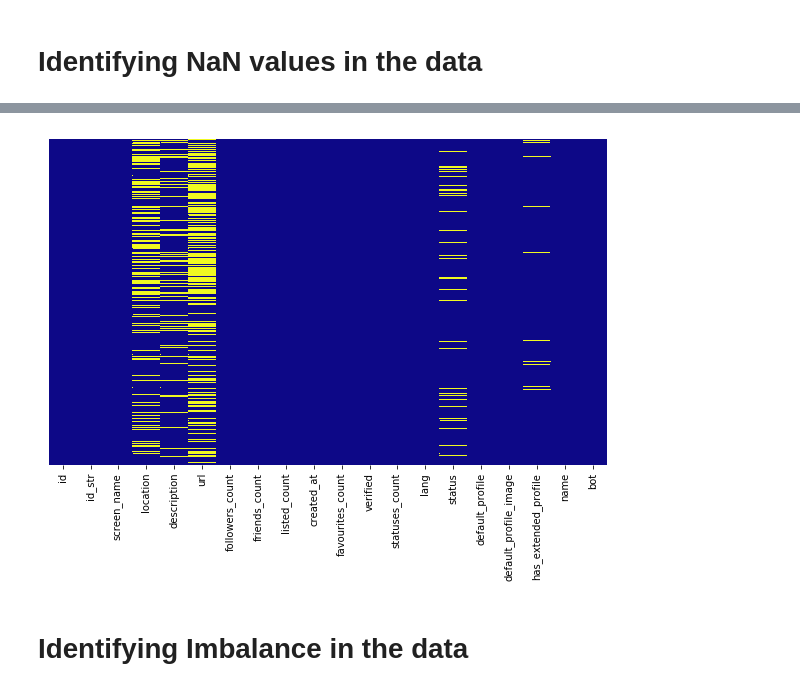
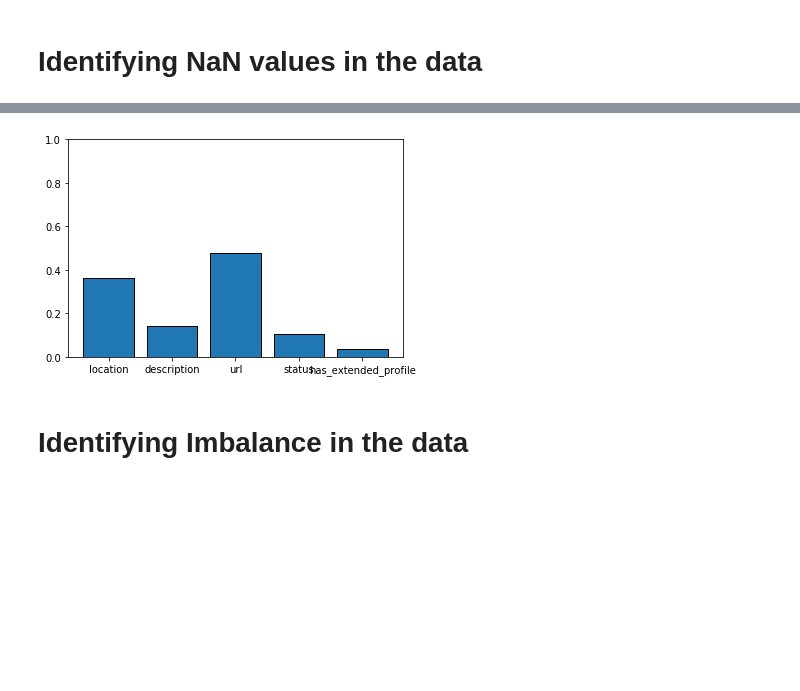
Before and after one commit to AlexeyZatsepin/Twitter-Realtime-Filter, a Jupyter notebook: notebooks/Data Analisys.ipynb, the cells around one changed output, grey strips where cells are left out. Cells and saved outputs as stored; diff of their text form; code cells hidden in the pictures; blank space fills up the shorter version.

```diff
--- a/notebooks/Data Analisys.ipynb
+++ b/notebooks/Data Analisys.ipynb
@@ -36,16 +35,15 @@ bots[:5]
 | 2 | 4.303727e+09 | 4303727112 | mattlieberisbot | NaN | Inspired by the smart, funny folk... | https://t.co/P1e1o0m4KC | 1086 | 0 | ... |
 | 3 | 3.063139e+09 | 3063139353 | sc_papers | NaN | NaN | NaN | 33 | 0 | ... |
 | 4 | 2.955142e+09 | 2955142070 | lucarivera16 | Dublin, United States | Inspiring cooks everywhere since ... | NaN | 11 | 745 | ... |
-# %%
-#This function gives heatmap of all NaN values
-def get_null_heatmap(df):
-    plt.figure(figsize=(10,6))
-    sns.heatmap(df.isnull(), yticklabels=False, cbar=False, cmap='plasma')
-    plt.show()
-
-get_null_heatmap(training_data)
-# %% [output]
-[figure, removed]
+# %%
+values = { item : sum(pd.isnull(training_data[item])/training_data.shape[0])
+          for item in training_data.columns if (sum(pd.isnull(training_data[item]))>0)}
+plt.bar(range(len(values)), values.values(), align='center')
+plt.xticks(range(len(values)), values.keys())
+plt.ylim(top=1)
+plt.show()
+# %% [output]
+[figure, added]
 # %% [markdown]
 # Identifying Imbalance in the data
 # %%
```
Also changed, not shown: parts of 10 cells of this notebook.
